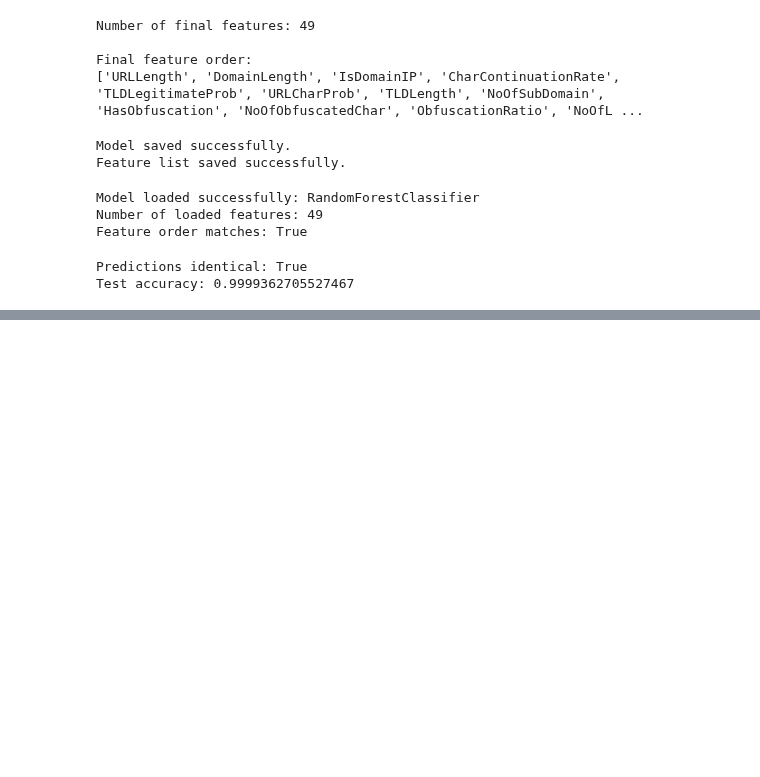
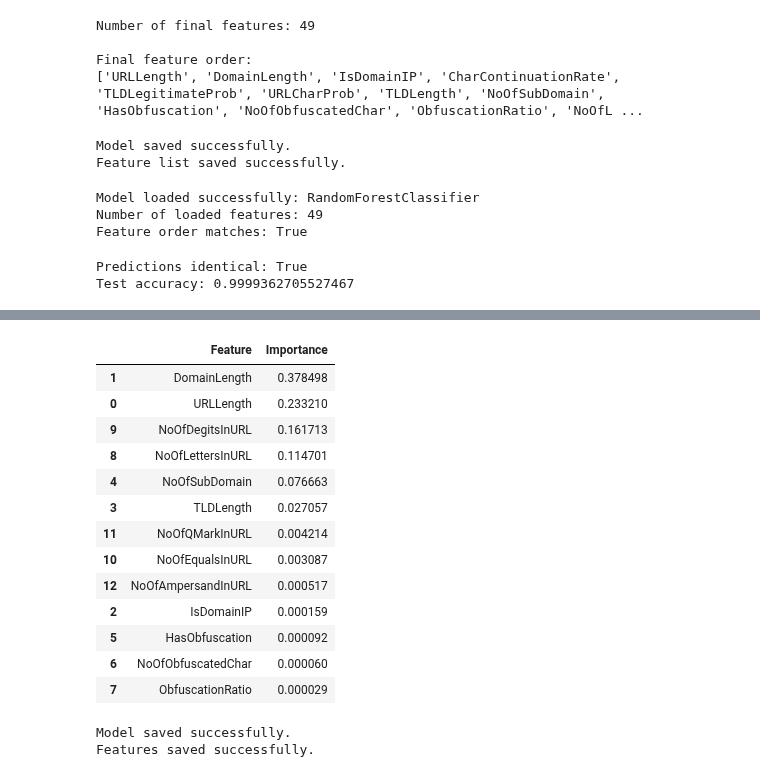
Before and after one commit to Aditya1112006/Phishing-Website-Detector, a Jupyter notebook: notebooks/01_dataset_exploration.ipynb, the cells around one changed output, grey strips where cells are left out. Saved outputs shown, nothing was run; the diff lists cells and outputs as text; code cells hidden in the pictures; blank space fills up the shorter version.

```diff
--- a/notebooks/01_dataset_exploration.ipynb
+++ b/notebooks/01_dataset_exploration.ipynb
@@ -1653,0 +5241,15 @@ Test accuracy: 0.9999362705527467
+# %%
+# Remove duplicate URLs
+
+unique_url_mask = ~df_raw["URL"].duplicated(keep="first")
+
+X_url_extracted_clean = X_url_extracted.loc[
+    unique_url_mask
+].reset_index(drop=True)
+
+y_url_extracted_clean = df_raw.loc[
+    unique_url_mask, "label"
+].reset_index(drop=True)
+
+print("X shape:", X_url_extracted_clean.shape)
+print("y shape:", y_url_extracted_clean.shape)
@@ -1653,0 +5414,15 @@ Test accuracy: 0.9999362705527467
+# %%
+# Train Random Forest without IsHTTPS
+
+model_no_https = RandomForestClassifier(
+    n_estimators=100,
+    random_state=42,
+    n_jobs=-1
+)
+
+model_no_https.fit(
+    X_no_https_train,
+    y_no_https_train
+)
+
+print("No-HTTPS model training completed.")
@@ -1653,0 +5475,45 @@ Test accuracy: 0.9999362705527467
+# %%
+feature_importance_no_https = pd.DataFrame({
+    "Feature": X_no_https_train.columns,
+    "Importance": model_no_https.feature_importances_
+}).sort_values(
+    by="Importance",
+    ascending=False
+)
+
+feature_importance_no_https
+# %% [output]
+|  | Feature | Importance |
+| 1 | DomainLength | 0.378498 |
+| 0 | URLLength | 0.233210 |
+| 9 | NoOfDegitsInURL | 0.161713 |
+| 8 | NoOfLettersInURL | 0.114701 |
+| 4 | NoOfSubDomain | 0.076663 |
+| 3 | TLDLength | 0.027057 |
+| 11 | NoOfQMarkInURL | 0.004214 |
+| 10 | NoOfEqualsInURL | 0.003087 |
+| 12 | NoOfAmpersandInURL | 0.000517 |
+| 2 | IsDomainIP | 0.000159 |
+| 5 | HasObfuscation | 0.000092 |
+| 6 | NoOfObfuscatedChar | 0.000060 |
+| 7 | ObfuscationRatio | 0.000029 |
+# %%
+import joblib
+
+# Save the final URL-only model
+joblib.dump(
+    model_no_https,
+    "../models/phishing_url_model.pkl"
+)
+
+# Save the exact feature order
+joblib.dump(
+    features_without_https,
+    "../models/phishing_url_features.pkl"
+)
+
+print("Model saved successfully.")
+print("Features saved successfully.")
+# %% [output]
+Model saved successfully.
+Features saved successfully.
```
Also changed, not shown: parts of 53 cells of this notebook.
